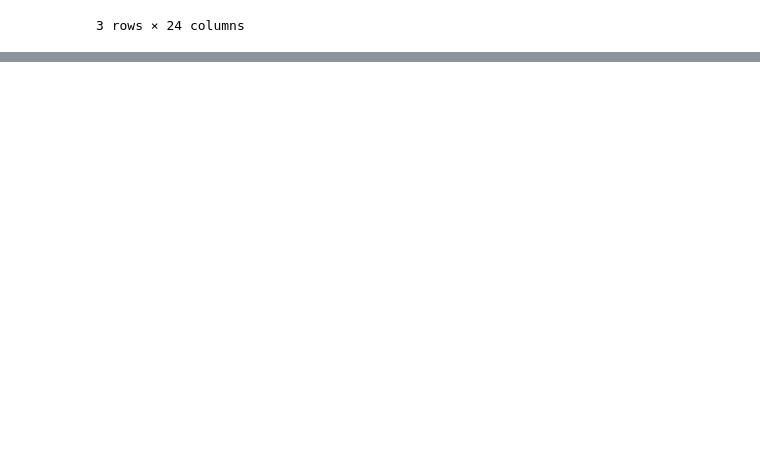
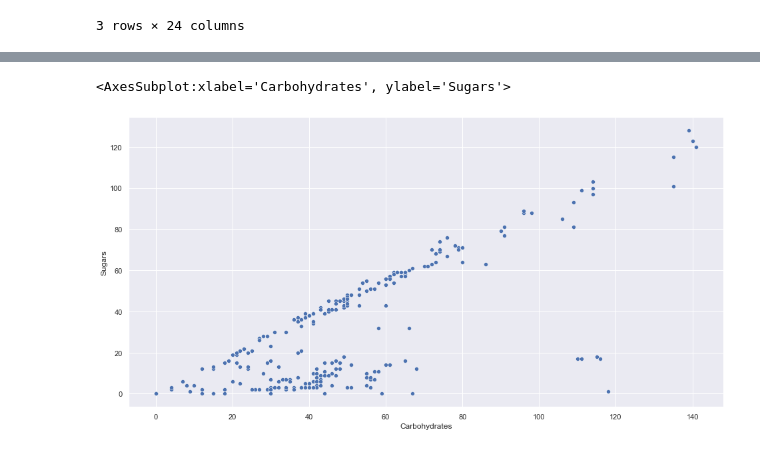
Before and after one commit to DefinitelyNotACactus/Chamber-of-Deputies-Reimbursements, a Jupyter notebook: Agrupamento.ipynb, the cells around one changed output, grey strips where cells are left out. Cells and saved outputs as stored; diff of their text form; code cells hidden in the pictures; blank space fills up the shorter version.

```diff
--- a/Agrupamento.ipynb
+++ b/Agrupamento.ipynb
@@ -39,0 +40,6 @@ memory usage: 48.9+ KB
+# %%
+sns.set(rc = {'figure.figsize':(16, 8)})
+sns.scatterplot(data=df, x="Carbohydrates", y="Sugars")
+# %% [output]
+<AxesSubplot:xlabel='Carbohydrates', ylabel='Sugars'>
+[figure, added]
```
Also changed, not shown: parts of 6 cells of this notebook.
